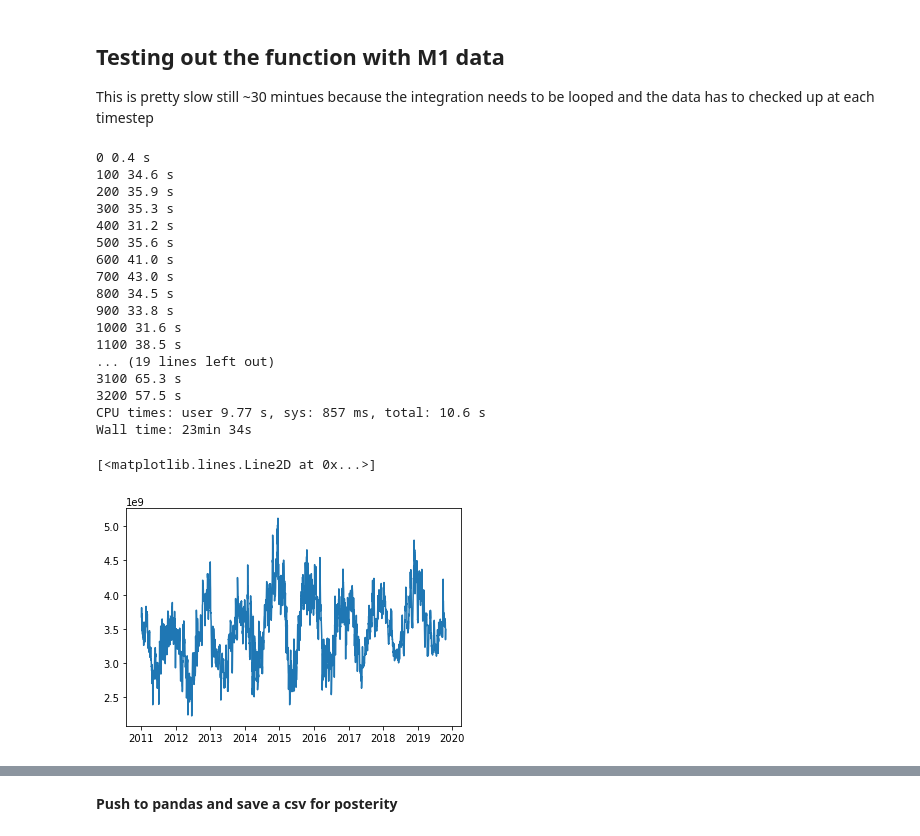
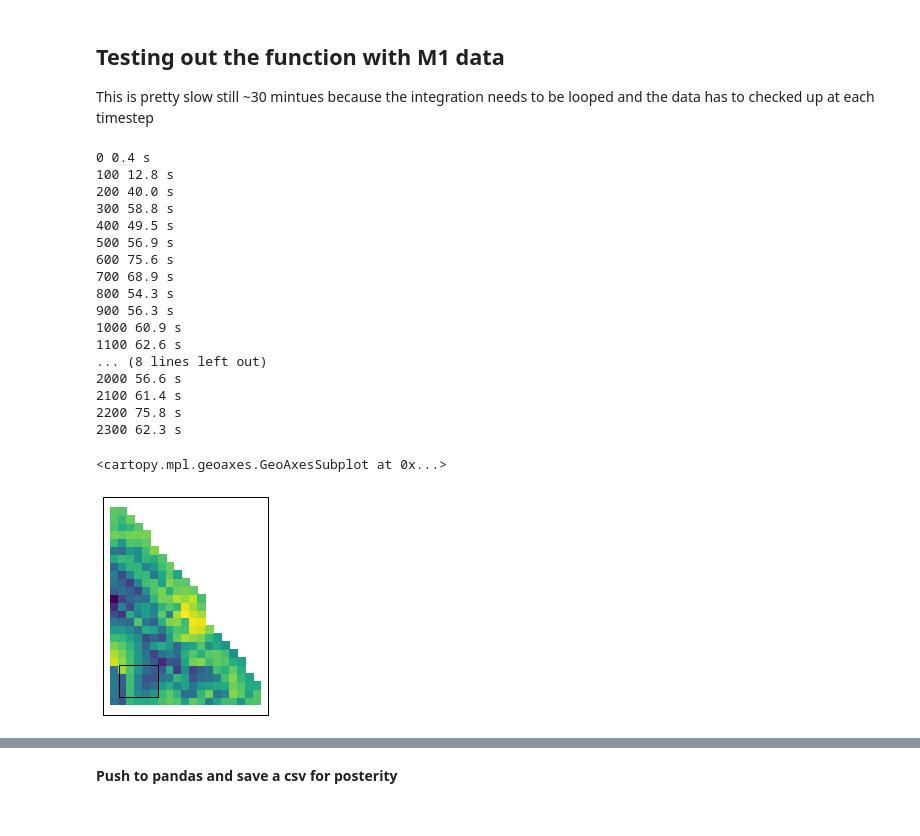
Before and after one commit to CeNCOOS/roms_sigma_coordinate, a Jupyter notebook: Heat Content Analysis/compute_heat_content_MBNMS.ipynb, the cells around one changed output, grey strips where cells are left out. Cells and saved outputs as stored; diff of their text form; code cells hidden in the pictures.

```diff
--- a/Heat Content Analysis/compute_heat_content_MBNMS.ipynb
+++ b/Heat Content Analysis/compute_heat_content_MBNMS.ipynb
@@ -11 +13,9 @@ Steps:
+# %%
+# Weird Bug here, but make sure to run this first
+import salem
+sanctuary_outline= salem.read_shapefile('../../mbns_boundary_files/Condition_report_environments_MBNMS/MBNMS_3_environments.shp')
+inshore = sanctuary_outline[sanctuary_outline['Environmen'] == "Nearshore"]
+offshore = sanctuary_outline[sanctuary_outline['Environmen'] == "Offshore"]
+davidson = sanctuary_outline[sanctuary_outline['Environmen'] == "Seamount"]
+bbox = ((sanctuary_outline['max_y'].max(),sanctuary_outline['min_y'].min()),(sanctuary_outline['max_x'].max(),sanctuary_outline['min_x'].min()))
 # %%
@@ -84,7 +93,7 @@ roms_temp = roms_temp.drop('time_run', errors='ignore')
 roms_temp = roms_temp.transpose('time','latitude','longitude','s_rho')
 roms_temp['z_rho'] = (('latitude','longitude','s_rho'),z_rho) # Add the depth values back to the Dataset
 # %%
-def calculate_upper_heat_content(temperature, upper_depth=-100 ):
+def calculate_upper_heat_content(temperature, upper_depth=-100, ignore_shallower=False):
     """
     Calculate upper ocean heat content from ROMS
 
@@ -95,6 +104,7 @@ def calculate_upper_heat_content(temperature, upper_depth=-100 ):
         temperature: xarray dataset with dimensions (latitude,longitude,s_sho)
         z_rho: array mapping sigma depth bins to depths in meters with dimensions (latitude,longitude,s_sho)
         upper_depth: depth to integrate to from the surface, values below the surface are negative
+        ignore_shallower [Boolean]: If True, will igore cells where the bottom depth bin is less than the integrating depth
 
     Returns:
         upper_heat_content: array of upper heat content values in the shape of the temperature input dimensions (latitude, longitude)
@@ -114,20 +124,27 @@ def calculate_upper_heat_content(temperature, upper_depth=-100 ):
         upper_heat_content = np.zeros(shape=(z_rho.shape[0]*z_rho.shape[1]))
         upper_heat_content_n_bins = np.zeros(shape=(z_rho.shape[0]*z_rho.shape[1]))
         roms_temperature_flattened = temperature.values.reshape(-1, temperature.shape[-1])
+
     for i, grid_point in enumerate(z_rho.reshape(-1, z_rho.shape[-1])):
-        #Find index of depth less than 100 meters
+        # Find index of depth less than 100 meters
         upper_ix = np.where(grid_point >= upper_depth)[0]
+        if ignore_shallower and grid_point[0] > upper_depth:
+            upper_heat_content[i] = np.nan
+            upper_heat_content_n_bins[i] = np.nan
+
         # Integrate
-        if not upper_ix.size == 0:
+        elif not upper_ix.size == 0:
             integrated_temp = integrate.simps(roms_temperature_flattened[i,upper_ix], grid_point[upper_ix])
             upper_heat_content[i] = density * cp * integrated_temp
             upper_heat_content_n_bins[i] = len(upper_ix)
+
         else:
             upper_heat_content[i] = np.nan
             upper_heat_content_n_bins[i] = np.nan
 
     if len(z_rho.shape) == 1:
         return upper_heat_content, upper_heat_content_n_bins
+
     else:
         upper_heat_content = upper_heat_content.reshape(z_rho.shape[:2])
         upper_heat_content_n_bins = upper_heat_content_n_bins.reshape(z_rho.shape[:2])
@@ -141,38 +156,37 @@ import time
 # %%
 %%time
-m1_temp = roms_temp.sel(latitude=36.75,longitude= -122, method="nearest")
-m1_heat_content = np.zeros(shape=m1_temp.time.shape)
-for i in range(len(m1_heat_content)):
+mbnms_temp = roms_temp.sel(latitude=slice(bbox[0][1]-.15, bbox[0][0]+.05), longitude=slice(bbox[1][1], bbox[1][0]))
+mbnms_heat_content = np.zeros(shape=mbnms_temp[:,:,:,0].shape)
+for i in range(len(mbnms_heat_content)):
     if i == 0:
         start_time = time.time()
-
-    upper_heat_content, upper_heat_content_n_bins = calculate_upper_heat_content(m1_temp.isel(time=i), upper_depth=-100)
-    m1_heat_content[i] = upper_heat_content
+    upper_heat_content, upper_heat_content_n_bins = calculate_upper_heat_content(mbnms_temp.isel(time=i), upper_depth=-100, ignore_shallower=True)
+    mbnms_heat_content[i,:,:] = upper_heat_content
     if i%100 == 0:
         print(i,round(time.time()-start_time,1),'s')
         start_time = time.time()
 # %% [output]
 0 0.4 s
-100 34.6 s
-200 35.9 s
-300 35.3 s
-400 31.2 s
-500 35.6 s
-600 41.0 s
-700 43.0 s
-800 34.5 s
-900 33.8 s
-1000 31.6 s
-1100 38.5 s
-... (19 lines left out)
-3100 65.3 s
-3200 57.5 s
-CPU times: user 9.77 s, sys: 857 ms, total: 10.6 s
-Wall time: 23min 34s
+100 12.8 s
+200 40.0 s
+300 58.8 s
+400 49.5 s
+500 56.9 s
+600 75.6 s
+700 68.9 s
+800 54.3 s
+900 56.3 s
+1000 60.9 s
+1100 62.6 s
+... (8 lines left out)
+2000 56.6 s
+2100 61.4 s
+2200 75.8 s
+2300 62.3 s
-# %%
-fig, ax = plt.subplots()
-times = m1_temp.time.values
-ax.plot(times, m1_heat_content)
-# %% [output]
-[<matplotlib.lines.Line2D at 0x...>]
-[figure, removed]
+# %%
+fig, ax = plt.subplots(subplot_kw={'projection': ccrs.PlateCarree()})
+ax.pcolormesh(mbnms_temp.longitude, mbnms_temp.latitude,mbnms_heat_content[0,:,:])
+davidson.plot(ax=ax, facecolor='None', edgecolor='k',zorder=10)
+# %% [output]
+<cartopy.mpl.geoaxes.GeoAxesSubplot at 0x...>
+[figure, added]
```
Also changed, not shown: parts of 19 cells of this notebook, 23 other files.
